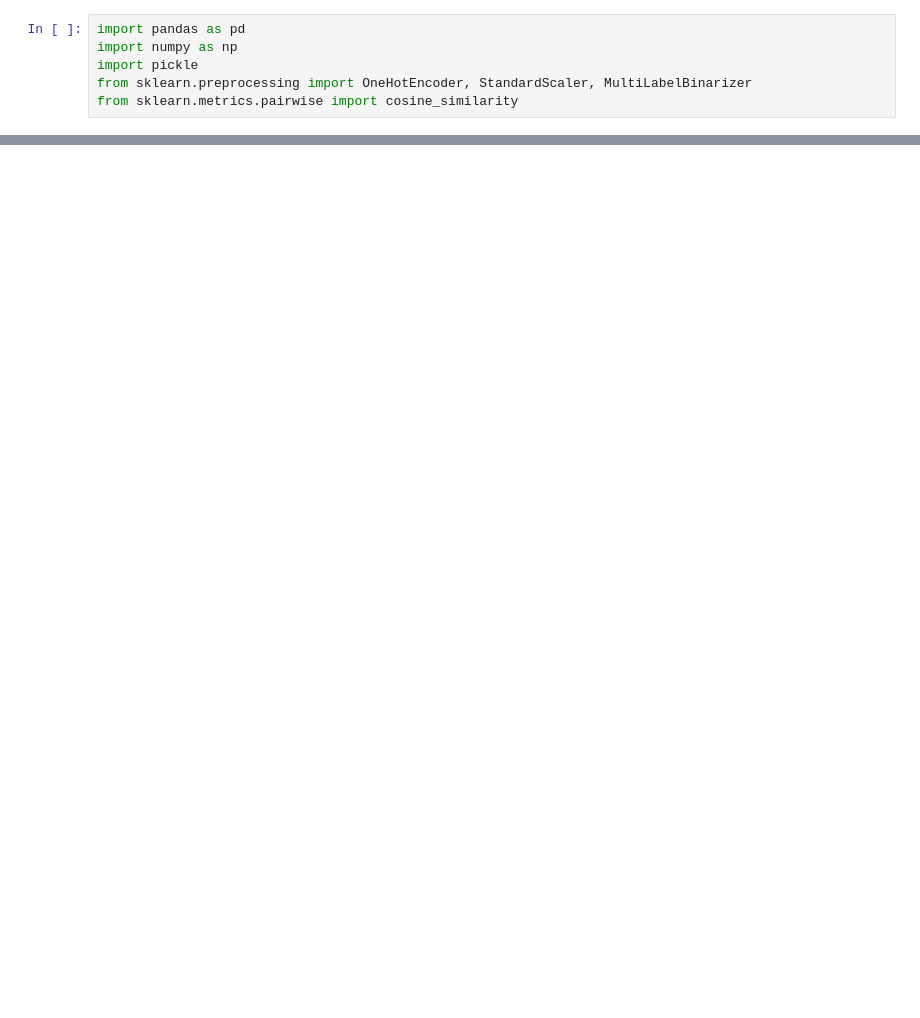
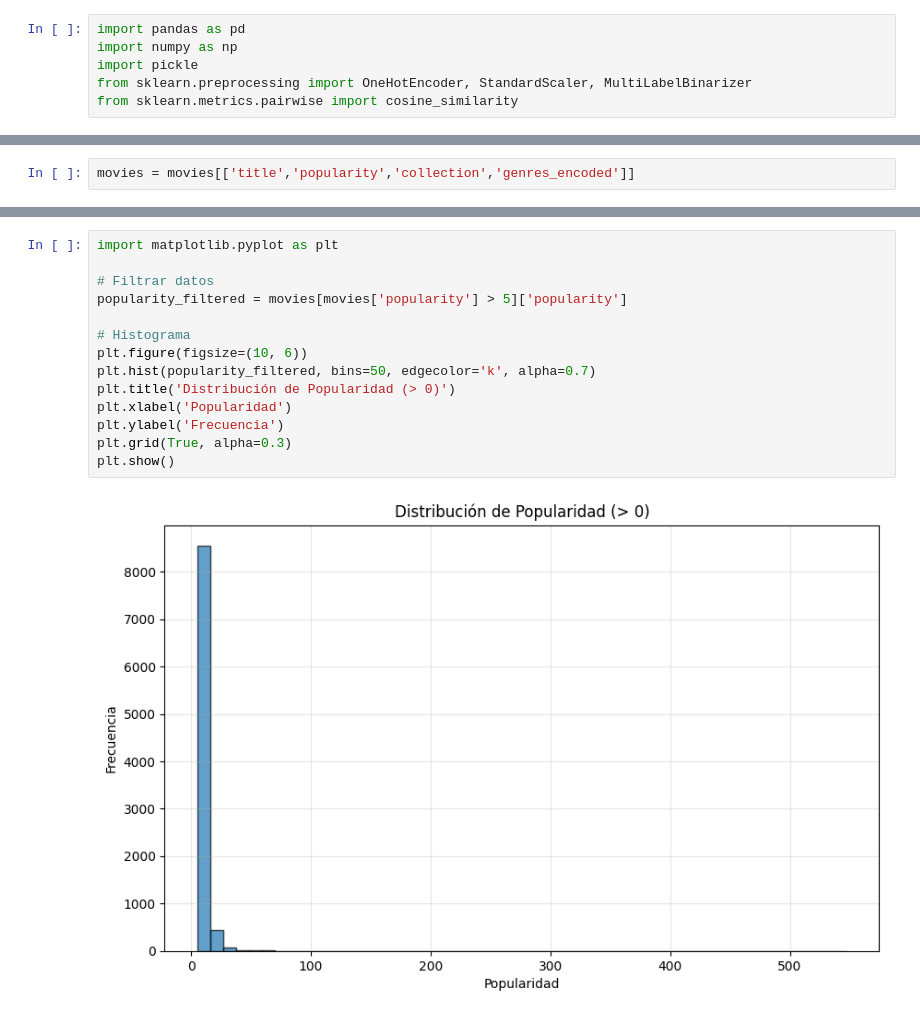
Before and after one commit to paulairazoqui/Recomendacion_peliculas, a Jupyter notebook: Transformaciones 2da parte.ipynb, the cells around one changed output, grey strips where cells are left out. Cells and saved outputs as stored; diff of their text form; blank space fills up the shorter version.

```diff
--- a/Transformaciones 2da parte.ipynb
+++ b/Transformaciones 2da parte.ipynb
@@ -9,0 +9,2 @@ credits = pd.read_csv(r'Datasets\reduced_credits.csv')
+# %%
+movies = movies[['title','popularity','collection','genres_encoded']]
@@ -9,0 +32,16 @@ credits = pd.read_csv(r'Datasets\reduced_credits.csv')
+# %%
+import matplotlib.pyplot as plt
+
+# Filtrar datos
+popularity_filtered = movies[movies['popularity'] > 5]['popularity']
+
+# Histograma
+plt.figure(figsize=(10, 6))
+plt.hist(popularity_filtered, bins=50, edgecolor='k', alpha=0.7)
+plt.title('Distribución de Popularidad (> 0)')
+plt.xlabel('Popularidad')
+plt.ylabel('Frecuencia')
+plt.grid(True, alpha=0.3)
+plt.show()
+# %% [output]
+[figure, added]
```
Also changed, not shown: parts of 8 cells of this notebook, 4 other files.
